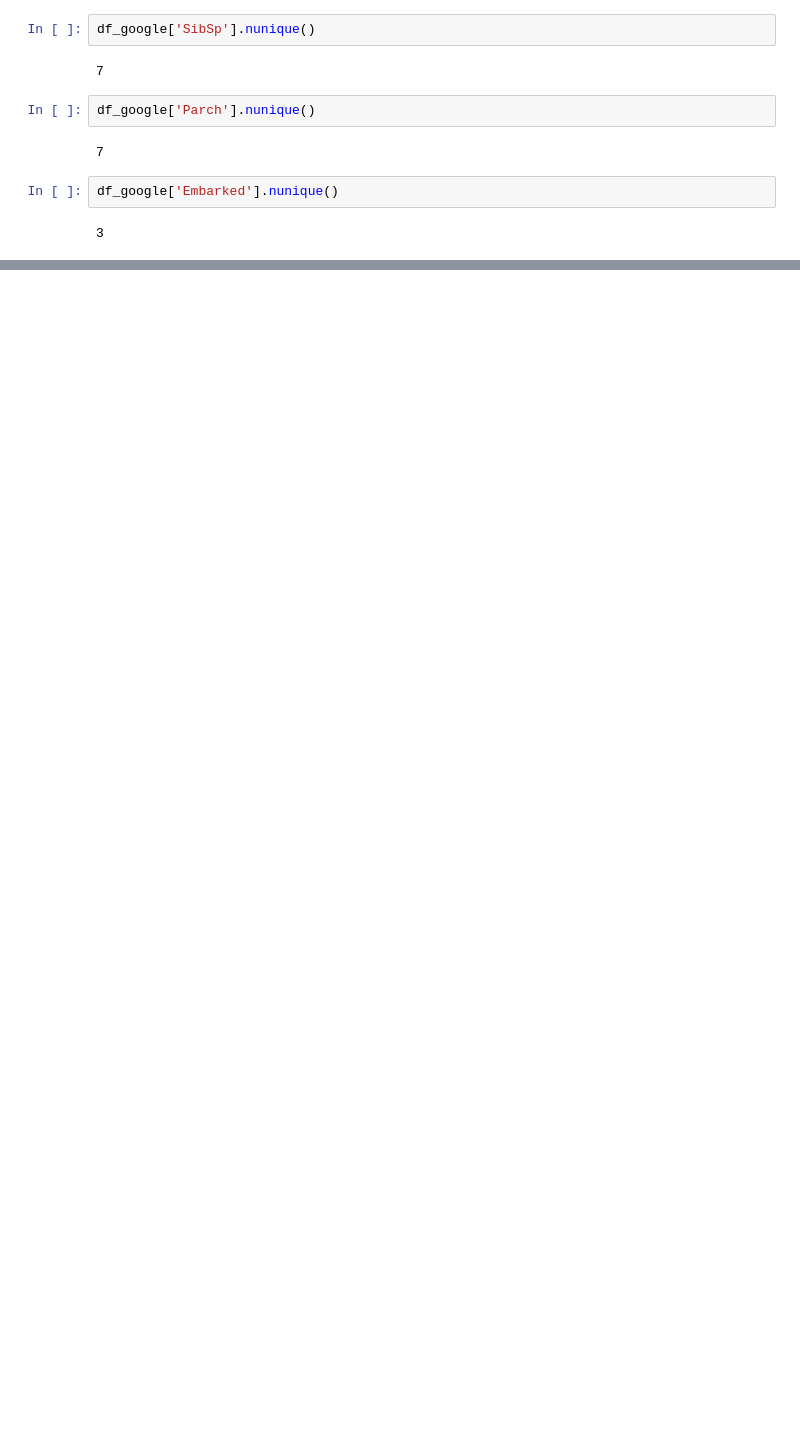
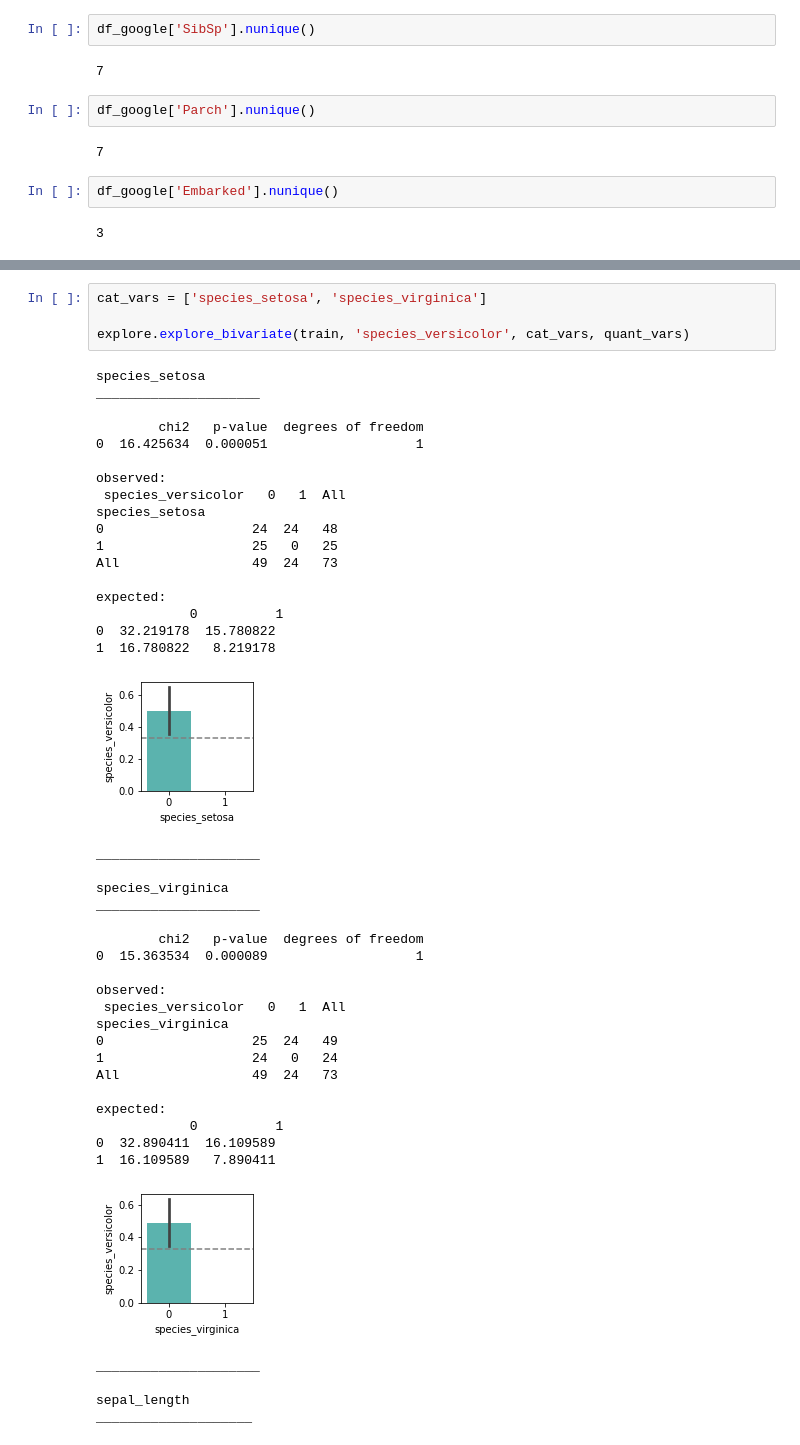
Before and after one commit to Marley-C-Robinson-99/classification-exercises, a Jupyter notebook: classification_exercises.ipynb, the cells around one changed output, grey strips where cells are left out. Drawn from its saved outputs; the diff is of its cells as text; blank space fills up the shorter version.

```diff
--- a/classification_exercises.ipynb
+++ b/classification_exercises.ipynb
@@ -216,0 +581,47 @@ df_google['Embarked'].nunique()
+# %%
+cat_vars = ['species_setosa', 'species_virginica']
+
+explore.explore_bivariate(train, 'species_versicolor', cat_vars, quant_vars)
+# %% [output]
+species_setosa
+_____________________
+
+        chi2   p-value  degrees of freedom
+0  16.425634  0.000051                   1
+
+observed:
+ species_versicolor   0   1  All
+species_setosa
+0                   24  24   48
+1                   25   0   25
+All                 49  24   73
+
+expected:
+            0          1
+0  32.219178  15.780822
+1  16.780822   8.219178
+[figure, added]
+_____________________
+
+species_virginica
+_____________________
+
+        chi2   p-value  degrees of freedom
+0  15.363534  0.000089                   1
+
+observed:
+ species_versicolor   0   1  All
+species_virginica
+0                   25  24   49
+1                   24   0   24
+All                 49  24   73
+
+expected:
+            0          1
+0  32.890411  16.109589
+1  16.109589   7.890411
+[figure, added]
+_____________________
+
+sepal_length
+____________________
```
Also changed, not shown: parts of 22 cells of this notebook, 4 other files.
